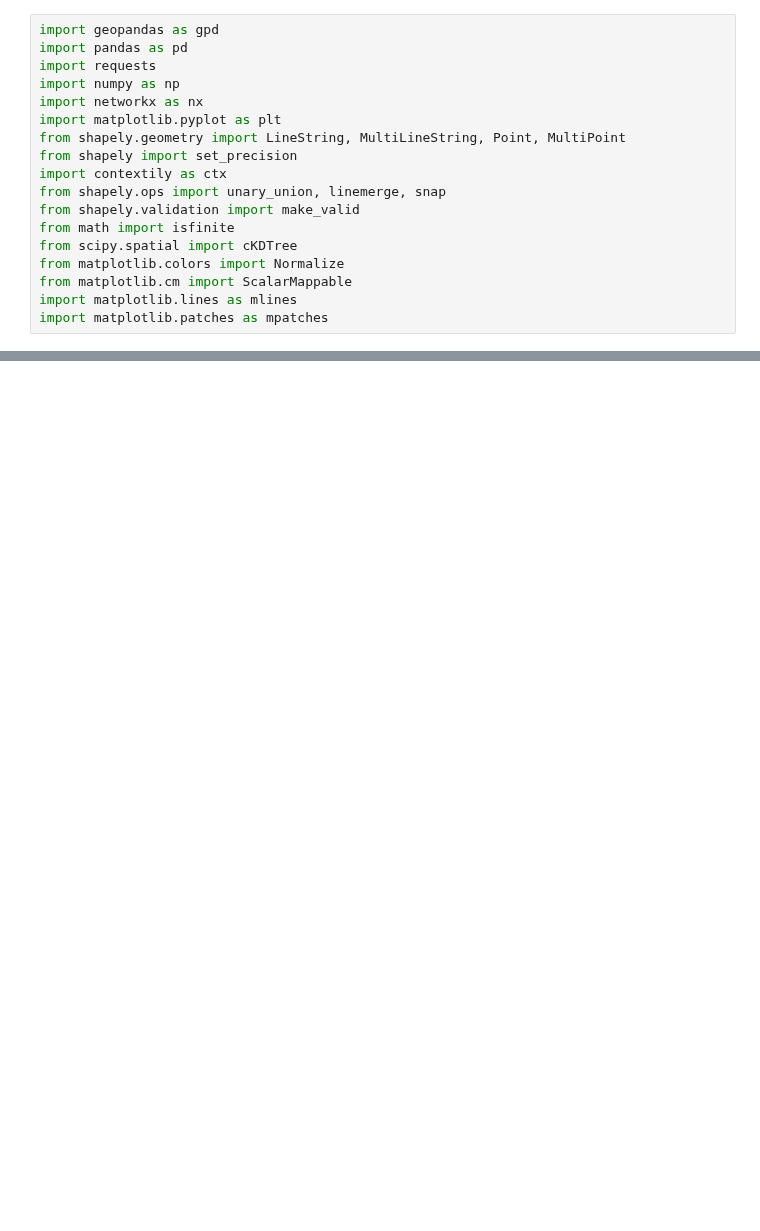
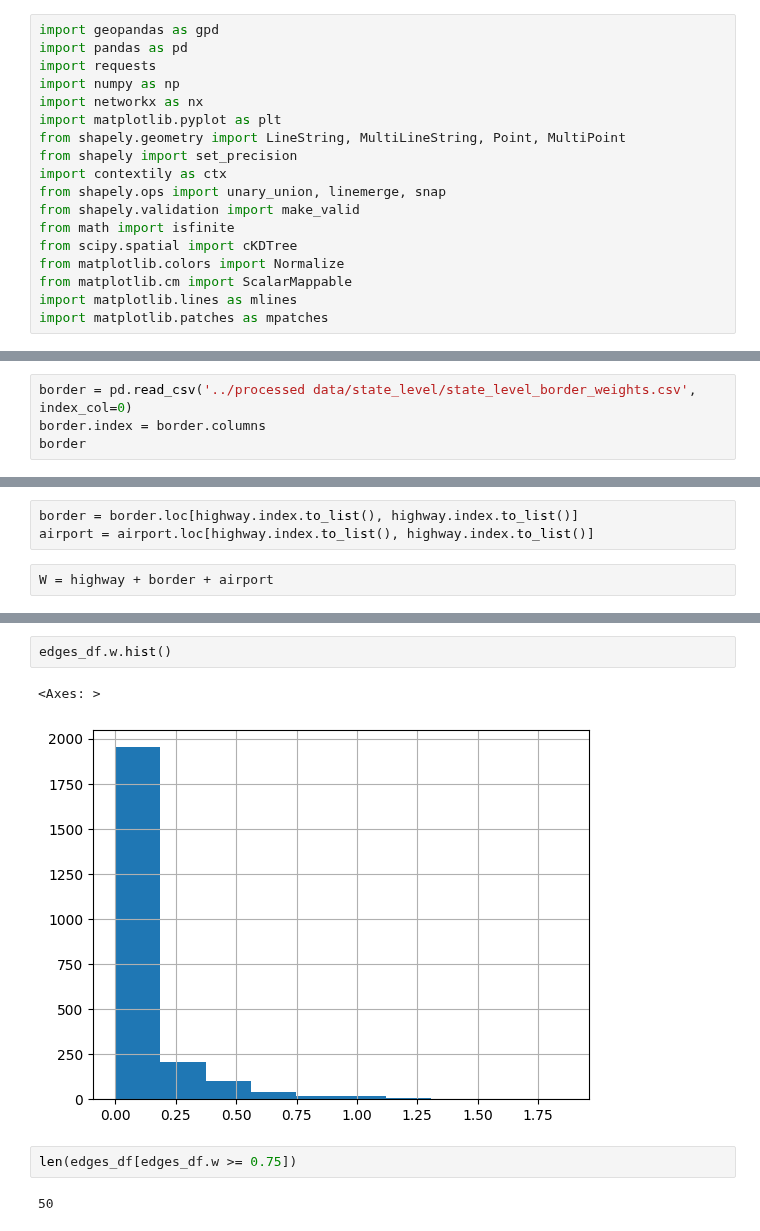
Before and after one commit to roomtempfusion/STAT-461-Group-Project, a Jupyter notebook: data analysis/plotting.ipynb, the cells around one changed output, grey strips where cells are left out. Drawn from its saved outputs; the diff is of its cells as text; blank space fills up the shorter version.

```diff
--- a/data analysis/plotting.ipynb
+++ b/data analysis/plotting.ipynb
@@ -53,0 +77,4 @@ W
+# %%
+border = pd.read_csv('../processed data/state_level/state_level_border_weights.csv', index_col=0)
+border.index = border.columns
+border
@@ -53,0 +100,5 @@ W
+# %%
+border = border.loc[highway.index.to_list(), highway.index.to_list()]
+airport = airport.loc[highway.index.to_list(), highway.index.to_list()]
+# %%
+W = highway + border + airport
@@ -101,0 +229,9 @@ plt.show()
+# %%
+edges_df.w.hist()
+# %% [output]
+<Axes: >
+[figure, added]
+# %%
+len(edges_df[edges_df.w >= 0.75])
+# %% [output]
+50
```
Also changed, not shown: parts of 16 cells of this notebook, 7 other files.
